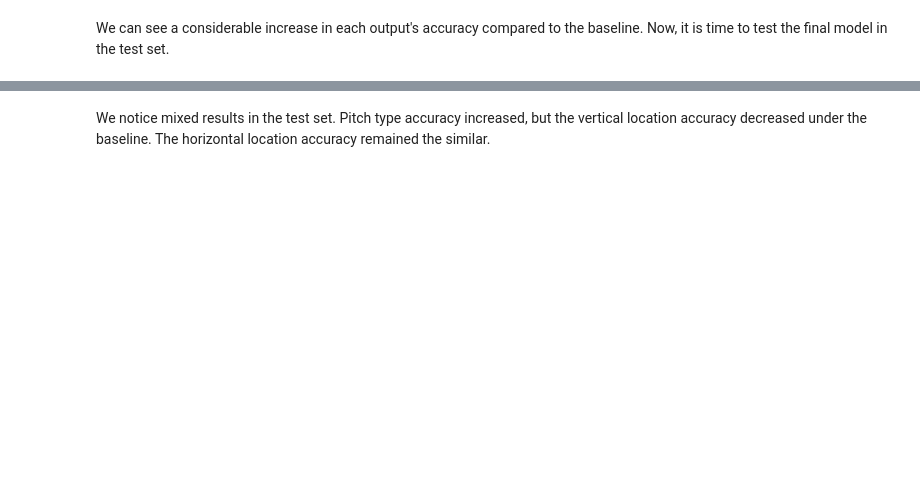
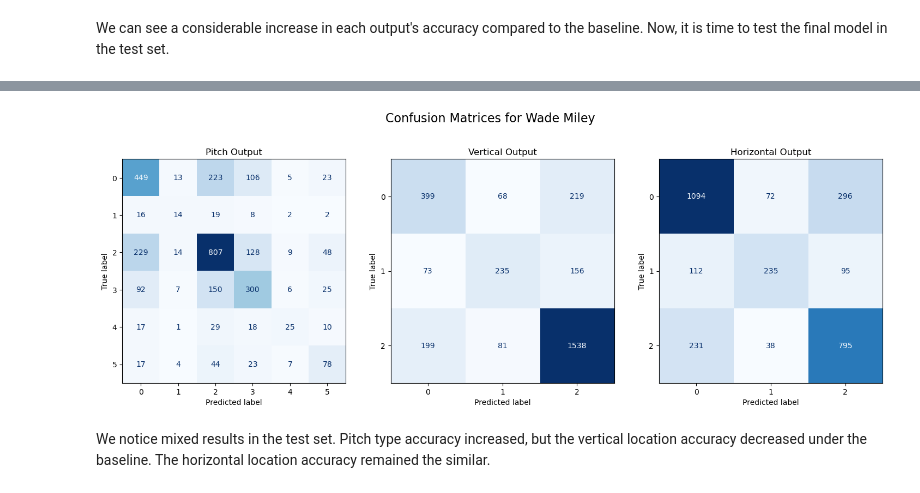
Before and after one commit to SebastianJRamirezA/pitch_prediction_using_ML, a Jupyter notebook: notebooks/LSTMS_and_GRUS/lstms.ipynb, the cells around one changed output, grey strips where cells are left out. Saved outputs shown, nothing was run; the diff lists cells and outputs as text; code cells hidden in the pictures; blank space fills up the shorter version.

```diff
--- a/notebooks/LSTMS_and_GRUS/lstms.ipynb
+++ b/notebooks/LSTMS_and_GRUS/lstms.ipynb
@@ -524,8 +505,7 @@ def build_model():
                              num_hidden_units=256,
                              activation='tanh',
                              recurrent_activation='elu',
-                             reg=tf.keras.regularizers.l1(0.001),
-                             dropout=0.5)
+                             reg=tf.keras.regularizers.l2(0.001))
         vertical_output = build_network(input_layer, num_targets=num_vertical_locs, name='vertical',
                              num_hidden_layers=3,
                              num_hidden_units=128,
@@ -603,0 +584,38 @@ Horizontal Test Accuracy: 0.729784369468689
+# %%
+from sklearn.metrics import confusion_matrix, ConfusionMatrixDisplay
+import numpy as np
+import matplotlib.pyplot as plt
+
+# Get predictions for all outputs
+y_pred = model.predict(X_test)
+
+# Create a figure with subplots for all three confusion matrices
+fig, axes = plt.subplots(1, 3, figsize=(18, 6))
+fig.suptitle(f"Confusion Matrices for Wade Miley", fontsize=16)
+
+# Process pitch output
+y_pitch_pred_classes = np.argmax(y_pred[0], axis=1)
+y_pitch_true_classes = np.argmax(y_pitch_test, axis=1)
+cm_pitch = confusion_matrix(y_pitch_true_classes, y_pitch_pred_classes)
+disp_pitch = ConfusionMatrixDisplay(confusion_matrix=cm_pitch, display_labels=np.arange(cm_pitch.shape[0]))
+disp_pitch.plot(cmap=plt.cm.Blues, ax=axes[0], colorbar=False)
+axes[0].set_title("Pitch Output")
+
+# Process vertical output
+y_vertical_pred_classes = np.argmax(y_pred[1], axis=1)
+y_vertical_true_classes = np.argmax(y_vertical_test, axis=1)
+cm_vertical = confusion_matrix(y_vertical_true_classes, y_vertical_pred_classes)
+disp_vertical = ConfusionMatrixDisplay(confusion_matrix=cm_vertical, display_labels=np.arange(cm_vertical.shape[0]))
+disp_vertical.plot(cmap=plt.cm.Blues, ax=axes[1], colorbar=False)
+axes[1].set_title("Vertical Output")
+
+# Process horizontal output
+y_horizontal_pred_classes = np.argmax(y_pred[2], axis=1)
+y_horizontal_true_classes = np.argmax(y_horizontal_test, axis=1)
+cm_horizontal = confusion_matrix(y_horizontal_true_classes, y_horizontal_pred_classes)
+disp_horizontal = ConfusionMatrixDisplay(confusion_matrix=cm_horizontal, display_labels=np.arange(cm_horizontal.shape[0]))
+disp_horizontal.plot(cmap=plt.cm.Blues, ax=axes[2], colorbar=False)
+axes[2].set_title("Horizontal Output")
+
+plt.show()
+# %% [output]
@@ -604,2 +623,3 @@ Horizontal Test Accuracy: 0.729784369468689
+[figure, added]
 # %% [markdown]
 We notice mixed results in the test set. Pitch type accuracy increased, but the vertical location accuracy decreased under the baseline. The horizontal location accuracy remained the similar.
```
Also changed, not shown: parts of 14 cells of this notebook, 1 other file.
